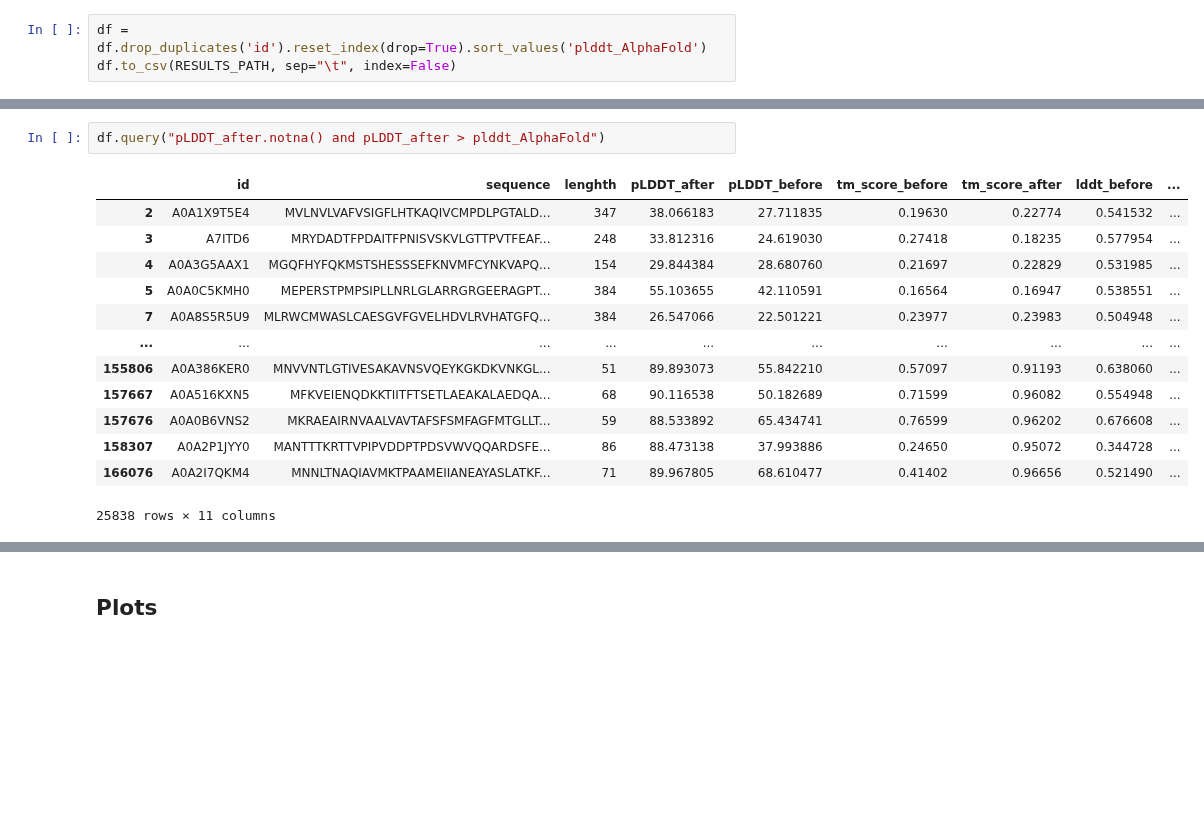
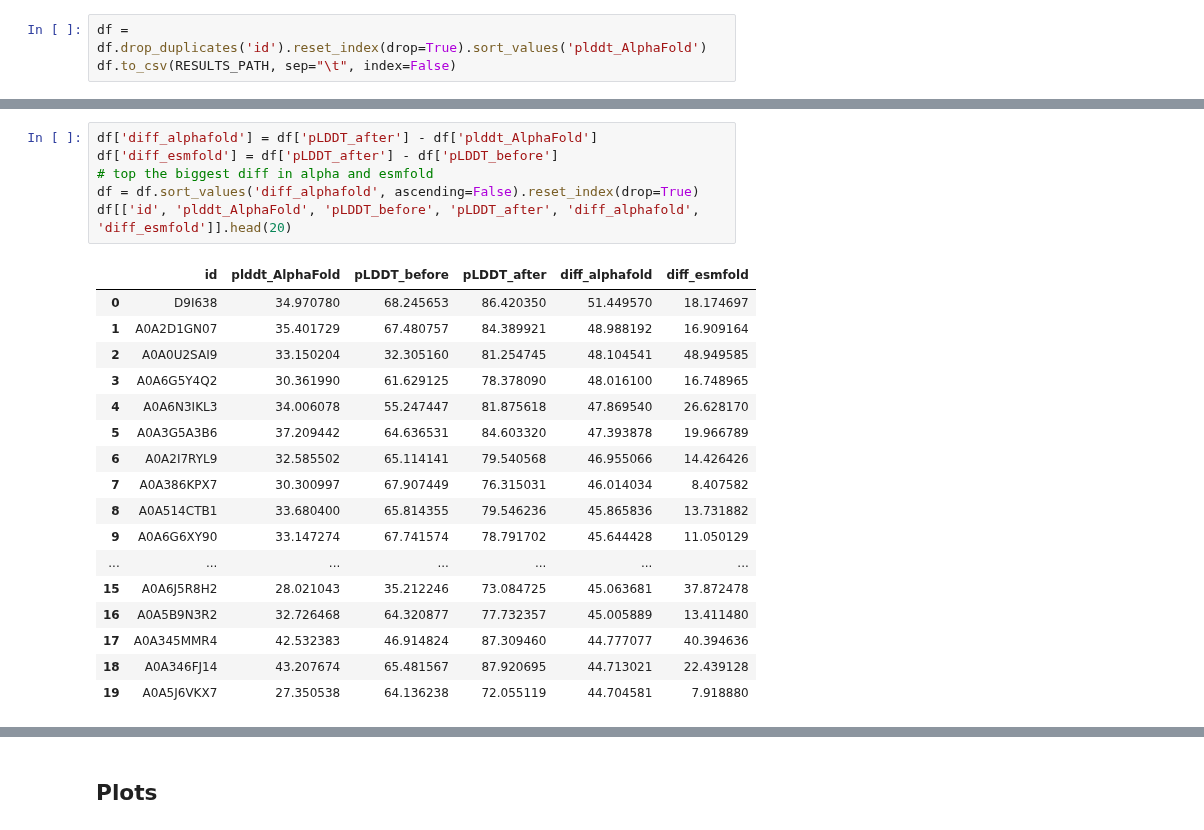
Before and after one commit to pimenol/ProteinTTT, a Jupyter notebook: notebooks/Bfvd_merge.ipynb, the cells around one changed output, grey strips where cells are left out. Saved outputs shown, nothing was run; the diff lists cells and outputs as text; blank space fills up the shorter version.

```diff
--- a/notebooks/Bfvd_merge.ipynb
+++ b/notebooks/Bfvd_merge.ipynb
@@ -84,17 +93,25 @@ df_clean.shape[0]
 # %%
-df.query("pLDDT_after.notna() and pLDDT_after > plddt_AlphaFold")
+df['diff_alphafold'] = df['pLDDT_after'] - df['plddt_AlphaFold']
+df['diff_esmfold'] = df['pLDDT_after'] - df['pLDDT_before']
+# top the biggest diff in alpha and esmfold
+df = df.sort_values('diff_alphafold', ascending=False).reset_index(drop=True)
+df[['id', 'plddt_AlphaFold', 'pLDDT_before', 'pLDDT_after', 'diff_alphafold', 'diff_esmfold']].head(20)
 # %% [output]
-|  | id | sequence | lenghth | pLDDT_after | pLDDT_before | tm_score_before | tm_score_after | lddt_before | ... |
-| 2 | A0A1X9T5E4 | MVLNVLVAFVSIGFLHTKAQIVCMPDLPGTALD... | 347 | 38.066183 | 27.711835 | 0.19630 | 0.22774 | 0.541532 | ... |
-| 3 | A7ITD6 | MRYDADTFPDAITFPNISVSKVLGTTPVTFEAF... | 248 | 33.812316 | 24.619030 | 0.27418 | 0.18235 | 0.577954 | ... |
-| 4 | A0A3G5AAX1 | MGQFHYFQKMSTSHESSSEFKNVMFCYNKVAPQ... | 154 | 29.844384 | 28.680760 | 0.21697 | 0.22829 | 0.531985 | ... |
-| 5 | A0A0C5KMH0 | MEPERSTPMPSIPLLNRLGLARRGRGEERAGPT... | 384 | 55.103655 | 42.110591 | 0.16564 | 0.16947 | 0.538551 | ... |
-| 7 | A0A8S5R5U9 | MLRWCMWASLCAESGVFGVELHDVLRVHATGFQ... | 384 | 26.547066 | 22.501221 | 0.23977 | 0.23983 | 0.504948 | ... |
-| ... | ... | ... | ... | ... | ... | ... | ... | ... | ... |
-| 155806 | A0A386KER0 | MNVVNTLGTIVESAKAVNSVQEYKGKDKVNKGL... | 51 | 89.893073 | 55.842210 | 0.57097 | 0.91193 | 0.638060 | ... |
-| 157667 | A0A516KXN5 | MFKVEIENQDKKTIITFTSETLAEAKALAEDQA... | 68 | 90.116538 | 50.182689 | 0.71599 | 0.96082 | 0.554948 | ... |
-| 157676 | A0A0B6VNS2 | MKRAEAIRNVAALVAVTAFSFSMFAGFMTGLLT... | 59 | 88.533892 | 65.434741 | 0.76599 | 0.96202 | 0.676608 | ... |
-| 158307 | A0A2P1JYY0 | MANTTTKRTTVPIPVDDPTPDSVWVQQARDSFE... | 86 | 88.473138 | 37.993886 | 0.24650 | 0.95072 | 0.344728 | ... |
-| 166076 | A0A2I7QKM4 | MNNLTNAQIAVMKTPAAMEIIANEAYASLATKF... | 71 | 89.967805 | 68.610477 | 0.41402 | 0.96656 | 0.521490 | ... |
+|  | id | plddt_AlphaFold | pLDDT_before | pLDDT_after | diff_alphafold | diff_esmfold |
+| 0 | D9I638 | 34.970780 | 68.245653 | 86.420350 | 51.449570 | 18.174697 |
+| 1 | A0A2D1GN07 | 35.401729 | 67.480757 | 84.389921 | 48.988192 | 16.909164 |
+| 2 | A0A0U2SAI9 | 33.150204 | 32.305160 | 81.254745 | 48.104541 | 48.949585 |
+| 3 | A0A6G5Y4Q2 | 30.361990 | 61.629125 | 78.378090 | 48.016100 | 16.748965 |
+| 4 | A0A6N3IKL3 | 34.006078 | 55.247447 | 81.875618 | 47.869540 | 26.628170 |
+| 5 | A0A3G5A3B6 | 37.209442 | 64.636531 | 84.603320 | 47.393878 | 19.966789 |
+| 6 | A0A2I7RYL9 | 32.585502 | 65.114141 | 79.540568 | 46.955066 | 14.426426 |
+| 7 | A0A386KPX7 | 30.300997 | 67.907449 | 76.315031 | 46.014034 | 8.407582 |
+| 8 | A0A514CTB1 | 33.680400 | 65.814355 | 79.546236 | 45.865836 | 13.731882 |
+| 9 | A0A6G6XY90 | 33.147274 | 67.741574 | 78.791702 | 45.644428 | 11.050129 |
+| ... | ... | ... | ... | ... | ... | ... |
+| 15 | A0A6J5R8H2 | 28.021043 | 35.212246 | 73.084725 | 45.063681 | 37.872478 |
+| 16 | A0A5B9N3R2 | 32.726468 | 64.320877 | 77.732357 | 45.005889 | 13.411480 |
+| 17 | A0A345MMR4 | 42.532383 | 46.914824 | 87.309460 | 44.777077 | 40.394636 |
+| 18 | A0A346FJ14 | 43.207674 | 65.481567 | 87.920695 | 44.713021 | 22.439128 |
+| 19 | A0A5J6VKX7 | 27.350538 | 64.136238 | 72.055119 | 44.704581 | 7.918880 |
-25838 rows × 11 columns
 # %%
```
Also changed, not shown: parts of 21 cells of this notebook.
